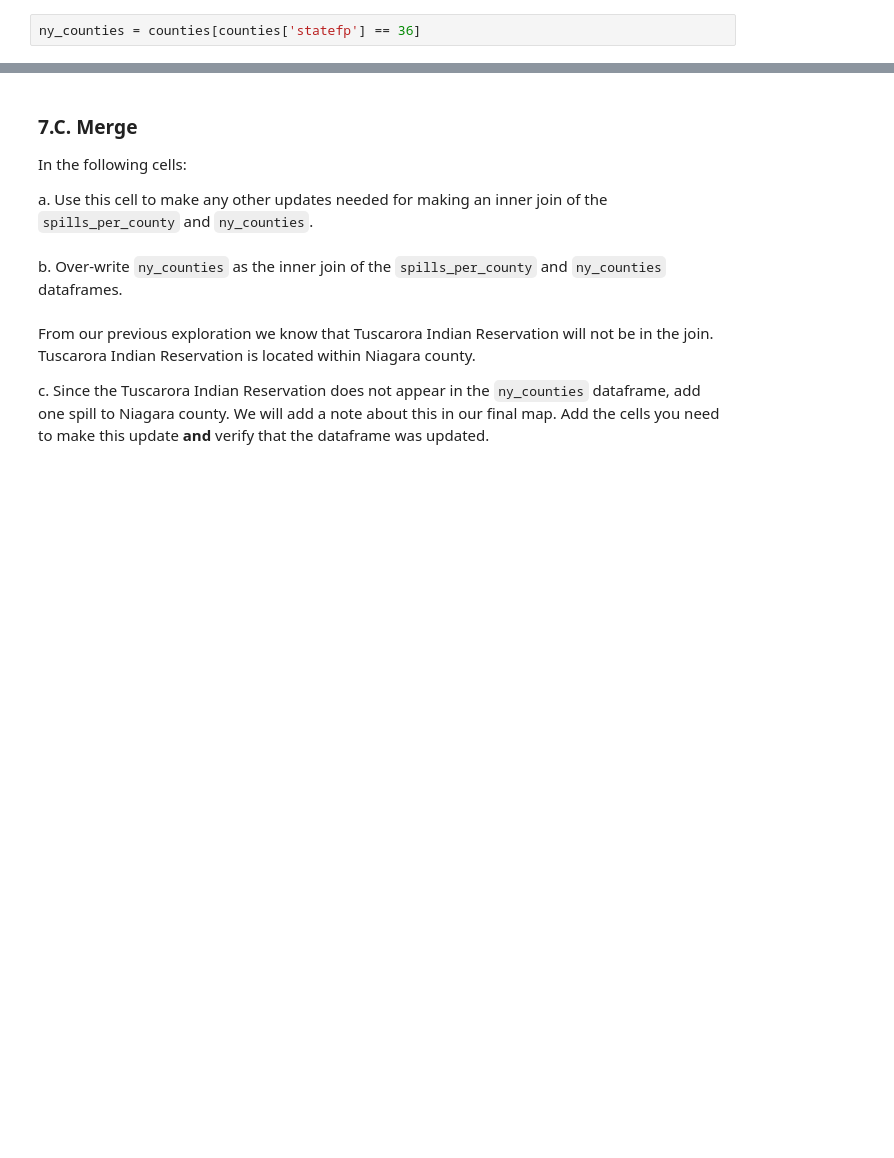
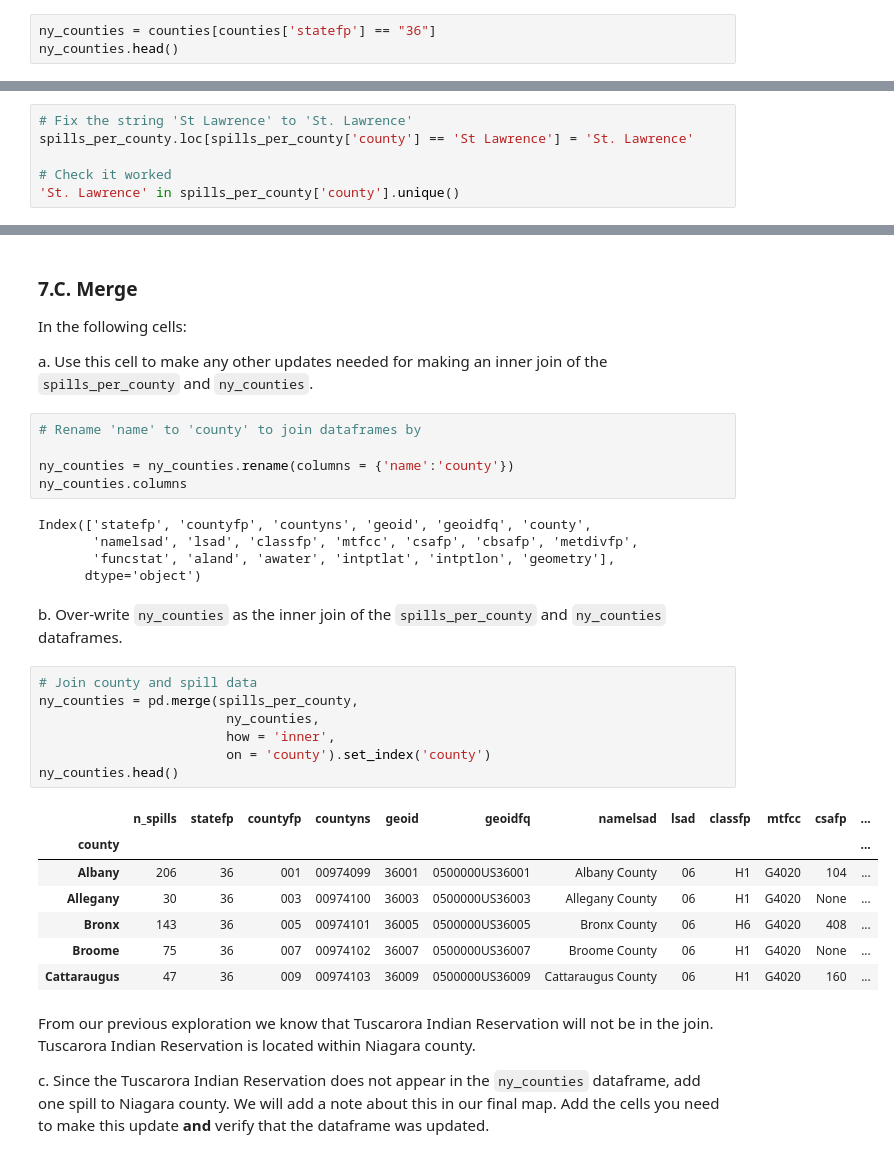
Before and after one commit to lsdixit/eds220-hwk3, a Jupyter notebook: hwk3-task1-spills.ipynb, the cells around one changed output, grey strips where cells are left out. Cells and saved outputs as stored; diff of their text form; blank space fills up the shorter version.

Commit message:
Wrangle and prep data for map

```diff
--- a/hwk3-task1-spills.ipynb
+++ b/hwk3-task1-spills.ipynb
@@ -369,4 +369,5 @@ Index(['statefp', 'countyfp', 'countyns', 'geoid', 'geoidfq', 'name',
 
 Select all the counties for the state of New York in a new variable `ny_counties` and plot them (you may need to look at the metadata).
 # %%
-ny_counties = counties[counties['statefp'] == 36]
+ny_counties = counties[counties['statefp'] == "36"]
+ny_counties.head()
@@ -417,3 +472,9 @@ e. What is the number of spills in 'Tuscarora Indian Reservation'?
 ### 7.B. Data updates
 
 In the next cell, update 'St Lawrence' to 'St. Lawrence' in `spills_per_county` data frame and Verify the update was successful.
+# %%
+# Fix the string 'St Lawrence' to 'St. Lawrence'
+spills_per_county.loc[spills_per_county['county'] == 'St Lawrence'] = 'St. Lawrence'
+
+# Check it worked
+'St. Lawrence' in spills_per_county['county'].unique()
@@ -423,8 +486,33 @@ In the next cell, update 'St Lawrence' to 'St. Lawrence' in `spills_per_county`
 In the following cells:
 
 a. Use this cell to make any other updates needed for making an inner join of the `spills_per_county` and `ny_counties`.
+# %%
+# Rename 'name' to 'county' to join dataframes by
+
+ny_counties = ny_counties.rename(columns = {'name':'county'})
+ny_counties.columns
+# %% [output]
+Index(['statefp', 'countyfp', 'countyns', 'geoid', 'geoidfq', 'county',
+       'namelsad', 'lsad', 'classfp', 'mtfcc', 'csafp', 'cbsafp', 'metdivfp',
+       'funcstat', 'aland', 'awater', 'intptlat', 'intptlon', 'geometry'],
+      dtype='object')
 # %% [markdown]
 b. Over-write `ny_counties` as the  inner join of the `spills_per_county` and `ny_counties` dataframes.
+# %%
+# Join county and spill data
+ny_counties = pd.merge(spills_per_county,
+                        ny_counties,
+                        how = 'inner',
+                        on = 'county').set_index('county')
+ny_counties.head()
+# %% [output]
+|  | n_spills | statefp | countyfp | countyns | geoid | geoidfq | namelsad | lsad | classfp | mtfcc | csafp | ... |
+| county |  |  |  |  |  |  |  |  |  |  |  | ... |
+| Albany | 206 | 36 | 001 | 00974099 | 36001 | 0500000US36001 | Albany County | 06 | H1 | G4020 | 104 | ... |
+| Allegany | 30 | 36 | 003 | 00974100 | 36003 | 0500000US36003 | Allegany County | 06 | H1 | G4020 | None | ... |
+| Bronx | 143 | 36 | 005 | 00974101 | 36005 | 0500000US36005 | Bronx County | 06 | H6 | G4020 | 408 | ... |
+| Broome | 75 | 36 | 007 | 00974102 | 36007 | 0500000US36007 | Broome County | 06 | H1 | G4020 | None | ... |
+| Cattaraugus | 47 | 36 | 009 | 00974103 | 36009 | 0500000US36009 | Cattaraugus County | 06 | H1 | G4020 | 160 | ... |
 # %% [markdown]
 
 From our previous exploration we know that Tuscarora Indian Reservation will not be in the join. Tuscarora Indian Reservation is located within Niagara county.
```
Also changed, not shown: parts of 11 cells of this notebook.
